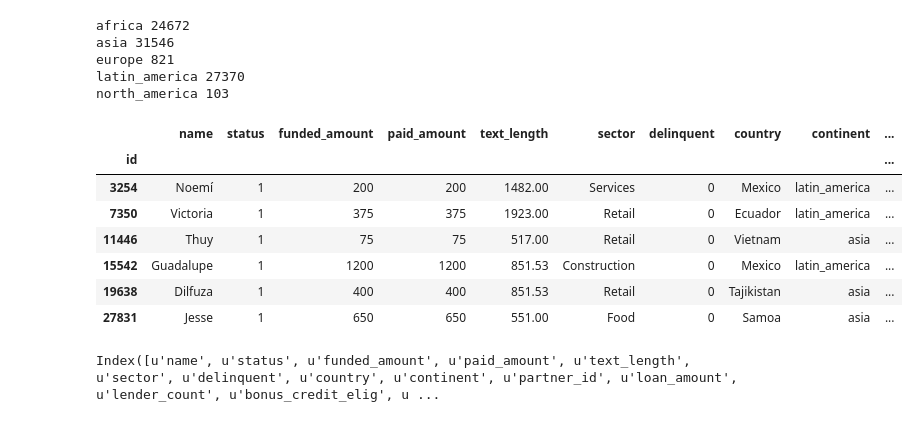
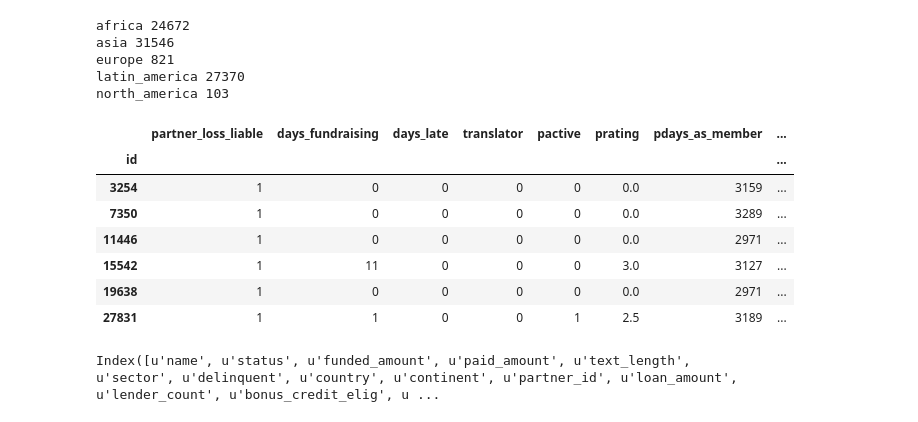
Before and after one commit to mwenda11/spring-2015-homeworks, a Jupyter notebook: project/logistic_regression_default.ipynb, the cells around one changed output. Cells and saved outputs as stored; diff of their text form; code cells hidden in the pictures.

```diff
--- a/project/logistic_regression_default.ipynb
+++ b/project/logistic_regression_default.ipynb
@@ -113,16 +108,16 @@ europe 821
 latin_america 27370
 north_america 103
 # %%
-dframe.iloc[:6,:15]
+dframe.iloc[:6,15:]
 # %% [output]
-|  | name | status | funded_amount | paid_amount | text_length | sector | delinquent | country | continent | ... |
-| id |  |  |  |  |  |  |  |  |  | ... |
-| 3254 | Noemí | 1 | 200 | 200 | 1482.00 | Services | 0 | Mexico | latin_america | ... |
-| 7350 | Victoria | 1 | 375 | 375 | 1923.00 | Retail | 0 | Ecuador | latin_america | ... |
-| 11446 | Thuy | 1 | 75 | 75 | 517.00 | Retail | 0 | Vietnam | asia | ... |
-| 15542 | Guadalupe | 1 | 1200 | 1200 | 851.53 | Construction | 0 | Mexico | latin_america | ... |
-| 19638 | Dilfuza | 1 | 400 | 400 | 851.53 | Retail | 0 | Tajikistan | asia | ... |
-| 27831 | Jesse | 1 | 650 | 650 | 551.00 | Food | 0 | Samoa | asia | ... |
+|  | partner_loss_liable | days_fundraising | days_late | translator | pactive | prating | pdays_as_member | ... |
+| id |  |  |  |  |  |  |  | ... |
+| 3254 | 1 | 0 | 0 | 0 | 0 | 0.0 | 3159 | ... |
+| 7350 | 1 | 0 | 0 | 0 | 0 | 0.0 | 3289 | ... |
+| 11446 | 1 | 0 | 0 | 0 | 0 | 0.0 | 2971 | ... |
+| 15542 | 1 | 11 | 0 | 0 | 0 | 3.0 | 3127 | ... |
+| 19638 | 1 | 0 | 0 | 0 | 0 | 0.0 | 2971 | ... |
+| 27831 | 1 | 1 | 0 | 0 | 1 | 2.5 | 3189 | ... |
 # %%
 list1 = dframe.columns.tolist()
 list1[19] = 'pactive'
```
Also changed, not shown: parts of 7 cells of this notebook, 4 other files.
